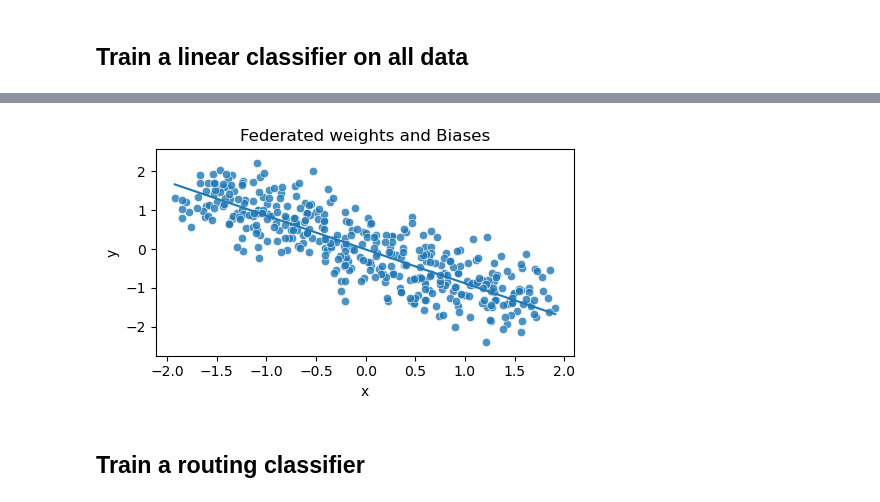
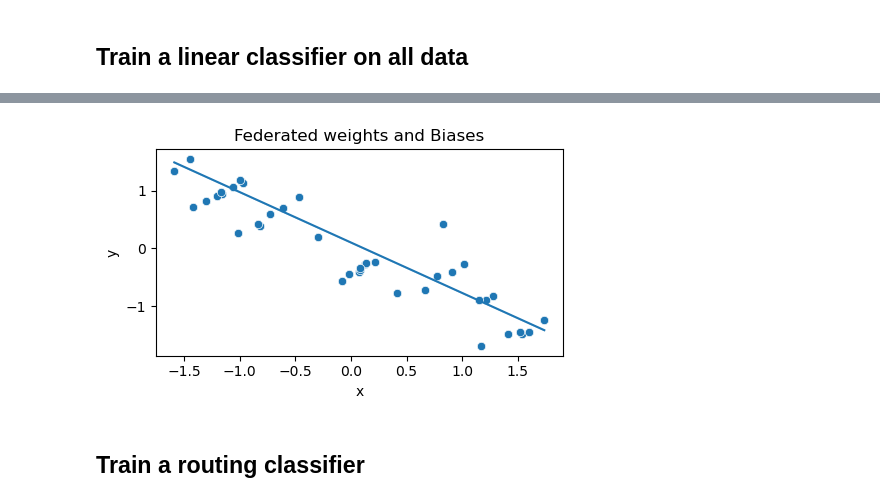
Before and after one commit to zeligism/PaDPaF, a Jupyter notebook: notebooks/linear_disentanglement_simple.ipynb, the cells around one changed output, grey strips where cells are left out. Drawn from its saved outputs; the diff is of its cells as text; code cells hidden in the pictures.

```diff
--- a/notebooks/linear_disentanglement_simple.ipynb
+++ b/notebooks/linear_disentanglement_simple.ipynb
@@ -392,13 +399,21 @@ HTML(ani.to_html5_video())
-# %%
-plt.close()
-fig, ax = plt.subplots(figsize=(5,3))
-animate(-1)
-plt.title("Federated weights and Biases")
-plt.tight_layout()
-plt.savefig(f"{args.task}_simpleregression.pdf")
-plt.show()
-# %% [output]
-[figure, removed]
+# %%
+fig = plt.figure(figsize=(5,3))
+
+dicts = []
+for worker in trainer.workers:
+    frame = linear_progress_frames[-1]
+    for x, y, y_pred in zip(linear_fixed_x.tolist(), linear_fixed_y.tolist(), frame.tolist()):
+        dicts.append({'worker_id': worker.worker_id, 'type': "real", 'x': x[0], 'y': y[0]})
+        dicts.append({'worker_id': worker.worker_id, 'type': "fixed_x", 'x': x[0], 'y': y_pred[0]})
+df = pd.DataFrame(dicts)
+sns.scatterplot(x='x', y='y', data=df[df['type'] == "real"], legend=False)
+sns.lineplot(x='x', y='y', data=df[df['type'] == "fixed_x"], legend=False)
+plt.title("Federated weights and Biases")
+plt.tight_layout()
+plt.savefig("simpson_paradox_simpleregression.pdf")
+plt.show()
+# %% [output]
+[figure, added]
 # %% [markdown]
 ## Train a routing classifier
 # %%
```
Also changed, not shown: parts of 15 cells of this notebook, 4 other files.
